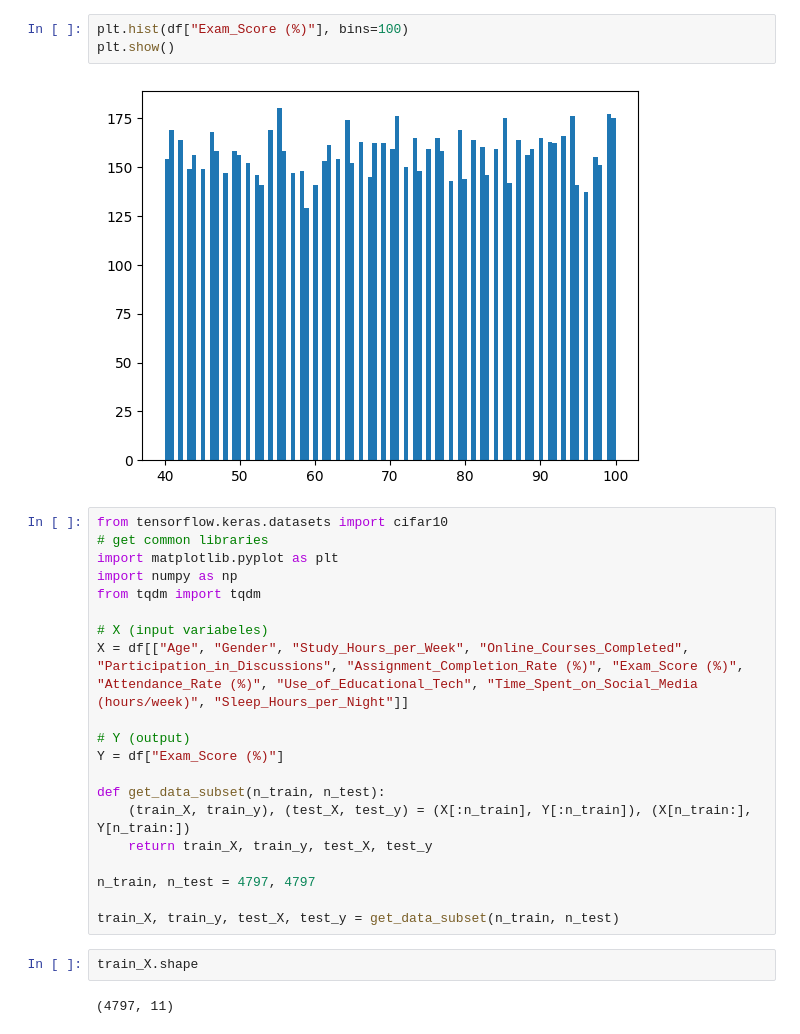
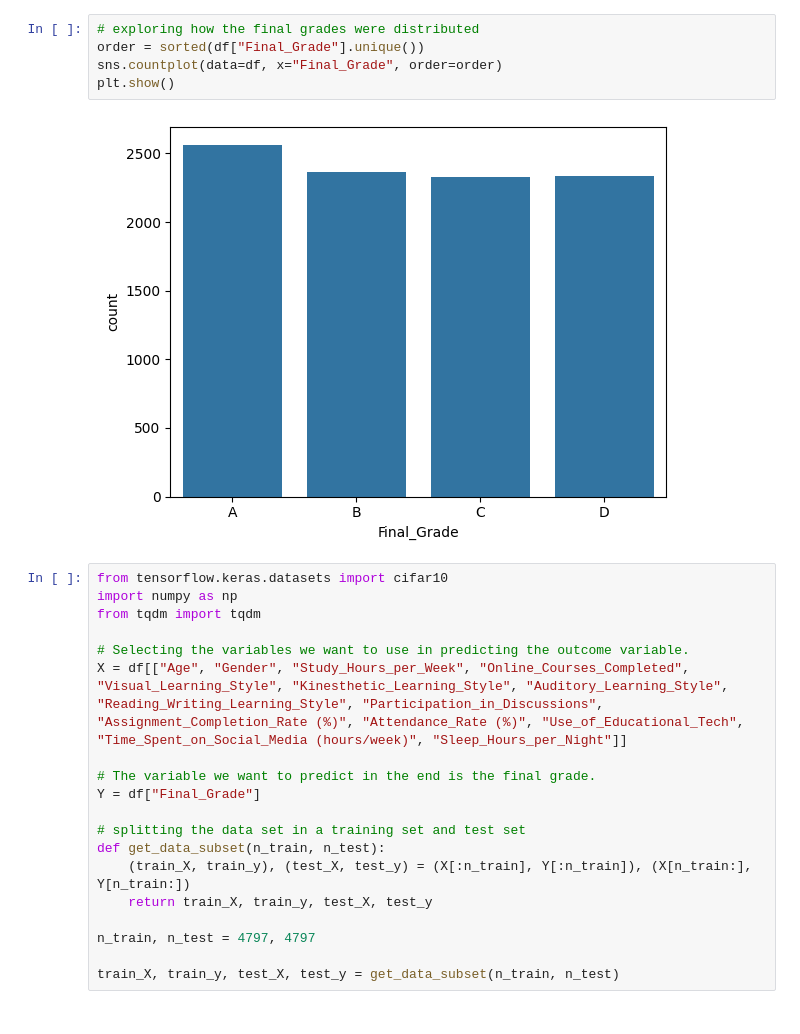
Before and after one commit to arjuna2112/TMDL2025, a Jupyter notebook: Student_performance.ipynb, the cells around one changed output. Saved outputs shown, nothing was run; the diff lists cells and outputs as text.

```diff
--- a/Student_performance.ipynb
+++ b/Student_performance.ipynb
@@ -147,21 +195,22 @@ plt.show()
-# %%
-plt.hist(df["Exam_Score (%)"], bins=100)
-plt.show()
-# %% [output]
-[figure, removed]
+# %%
+# exploring how the final grades were distributed
+order = sorted(df["Final_Grade"].unique())
+sns.countplot(data=df, x="Final_Grade", order=order)
+plt.show()
+# %% [output]
+[figure, added]
 # %%
 from tensorflow.keras.datasets import cifar10
-# get common libraries
-import matplotlib.pyplot as plt
 import numpy as np
 from tqdm import tqdm
 
-# X (input variabeles)
-X = df[["Age", "Gender", "Study_Hours_per_Week", "Online_Courses_Completed", "Participation_in_Discussions", "Assignment_Completion_Rate (%)", "Exam_Score (%)", "Attendance_Rate (%)", "Use_of_Educational_Tech", "Time_Spent_on_Social_Media (hours/week)", "Sleep_Hours_per_Night"]]
+# Selecting the variables we want to use in predicting the outcome variable.
+X = df[["Age", "Gender", "Study_Hours_per_Week", "Online_Courses_Completed", "Visual_Learning_Style", "Kinesthetic_Learning_Style", "Auditory_Learning_Style", "Reading_Writing_Learning_Style", "Participation_in_Discussions", "Assignment_Completion_Rate (%)", "Attendance_Rate (%)", "Use_of_Educational_Tech", "Time_Spent_on_Social_Media (hours/week)", "Sleep_Hours_per_Night"]]
 
-# Y (output)
-Y = df["Exam_Score (%)"]
+# The variable we want to predict in the end is the final grade.
+Y = df["Final_Grade"]
 
+# splitting the data set in a training set and test set
 def get_data_subset(n_train, n_test):
     (train_X, train_y), (test_X, test_y) = (X[:n_train], Y[:n_train]), (X[n_train:], Y[n_train:])
     return train_X, train_y, test_X, test_y
@@ -169,7 +218,3 @@ def get_data_subset(n_train, n_test):
 n_train, n_test = 4797, 4797
 
 train_X, train_y, test_X, test_y = get_data_subset(n_train, n_test)
-# %%
-train_X.shape
-# %% [output]
-(4797, 11)
```
Also changed, not shown: parts of 21 cells of this notebook.
